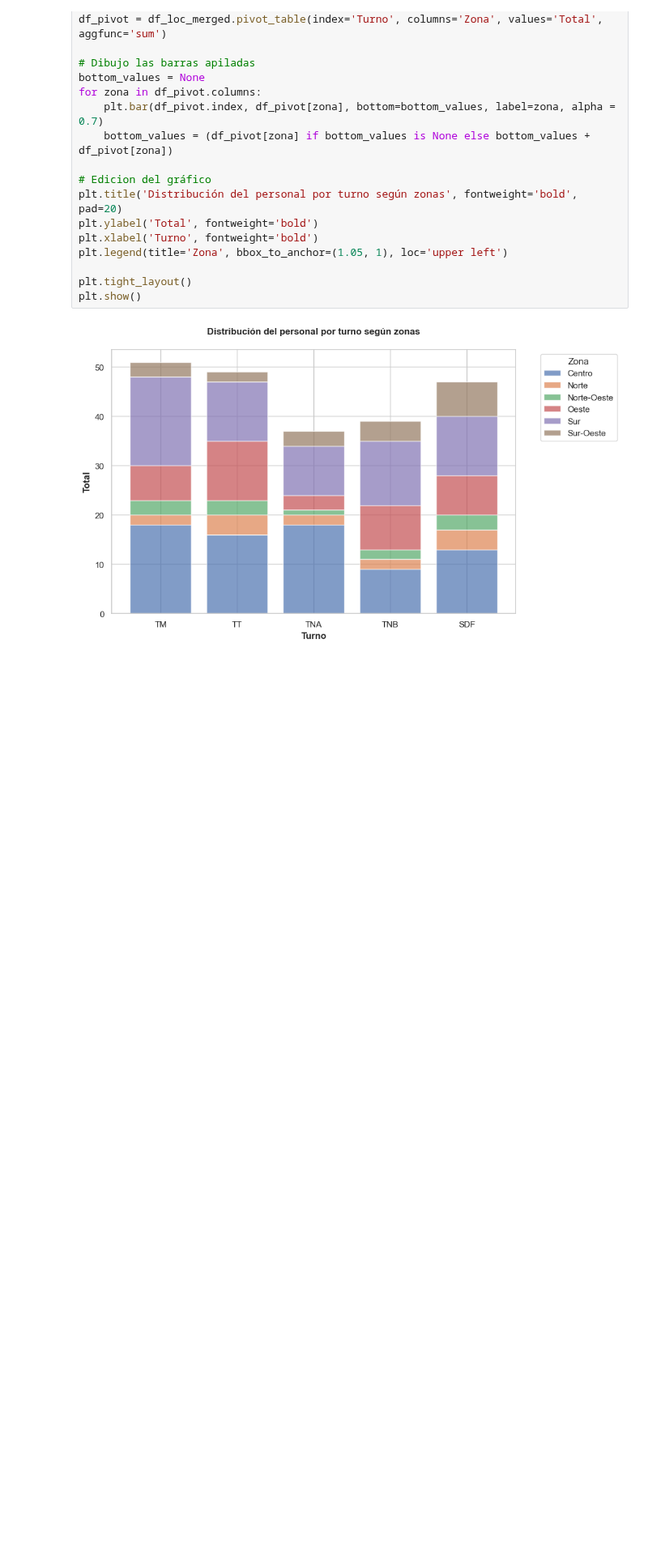
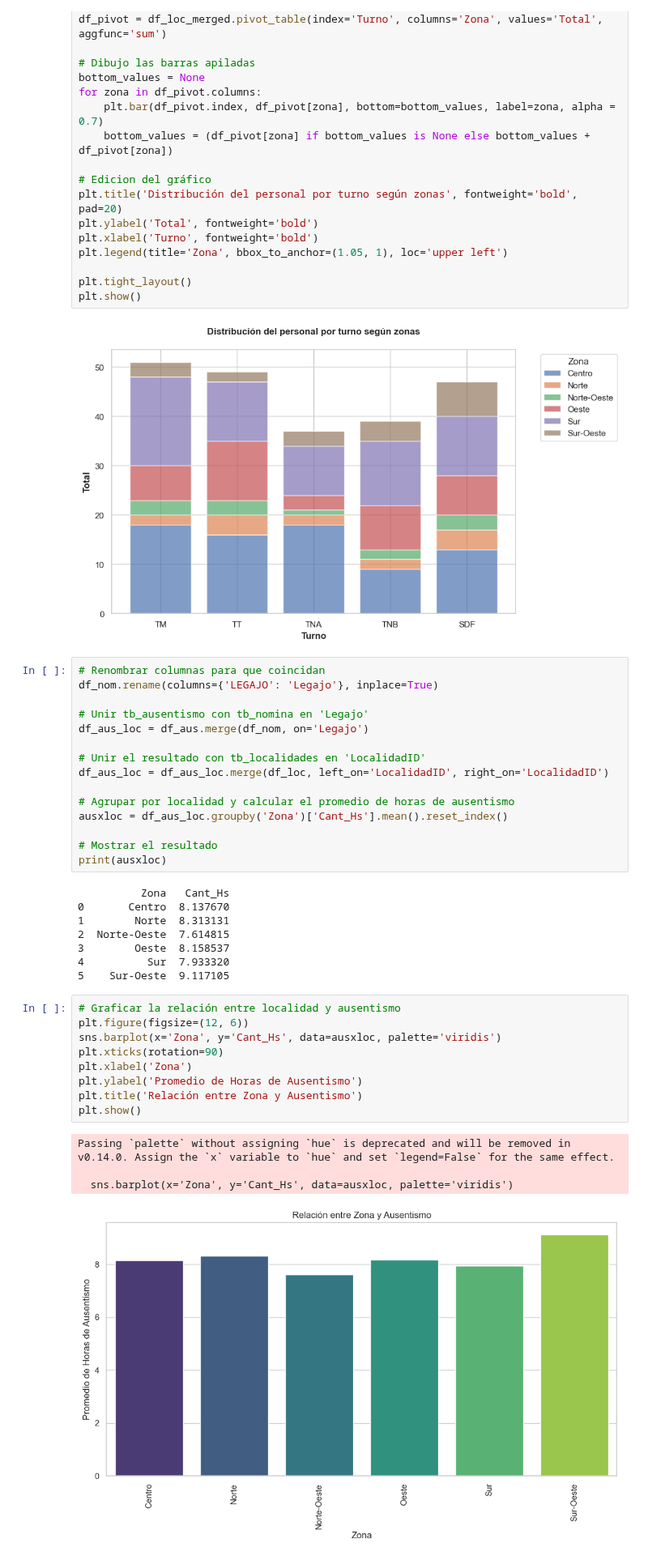
Before and after one commit to matisolica/Proyecto-final-DS1, a Jupyter notebook: pfDS1_version1.ipynb, the cells around one changed output. Shown at 81% size. Saved outputs shown, nothing was run; the diff lists cells and outputs as text; blank space fills up the shorter version.

Commit message:
Entrega 29/10

```diff
--- a/pfDS1_version1.ipynb
+++ b/pfDS1_version1.ipynb
@@ -663,3 +663,40 @@ plt.tight_layout()
 plt.show()
 # %% [output]
 [figure]
+# %%
+# Renombrar columnas para que coincidan
+df_nom.rename(columns={'LEGAJO': 'Legajo'}, inplace=True)
+
+# Unir tb_ausentismo con tb_nomina en 'Legajo'
+df_aus_loc = df_aus.merge(df_nom, on='Legajo')
+
+# Unir el resultado con tb_localidades en 'LocalidadID'
+df_aus_loc = df_aus_loc.merge(df_loc, left_on='LocalidadID', right_on='LocalidadID')
+
+# Agrupar por localidad y calcular el promedio de horas de ausentismo
+ausxloc = df_aus_loc.groupby('Zona')['Cant_Hs'].mean().reset_index()
+
+# Mostrar el resultado
+print(ausxloc)
+# %% [output]
+          Zona   Cant_Hs
+0       Centro  8.137670
+1        Norte  8.313131
+2  Norte-Oeste  7.614815
+3        Oeste  8.158537
+4          Sur  7.933320
+5    Sur-Oeste  9.117105
+# %%
+# Graficar la relación entre localidad y ausentismo
+plt.figure(figsize=(12, 6))
+sns.barplot(x='Zona', y='Cant_Hs', data=ausxloc, palette='viridis')
+plt.xticks(rotation=90)
+plt.xlabel('Zona')
+plt.ylabel('Promedio de Horas de Ausentismo')
+plt.title('Relación entre Zona y Ausentismo')
+plt.show()
+# %% [output]
+Passing `palette` without assigning `hue` is deprecated and will be removed in v0.14.0. Assign the `x` variable to `hue` and set `legend=False` for the same effect.
+
+  sns.barplot(x='Zona', y='Cant_Hs', data=ausxloc, palette='viridis')
+[figure, added]
```
Also changed, not shown: parts of 11 cells of this notebook, 1 other file.
